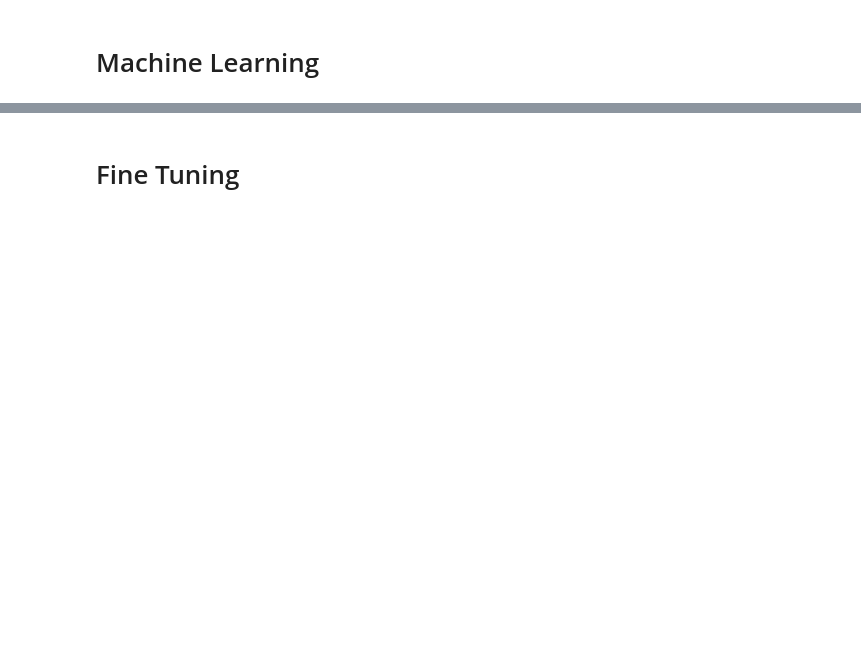
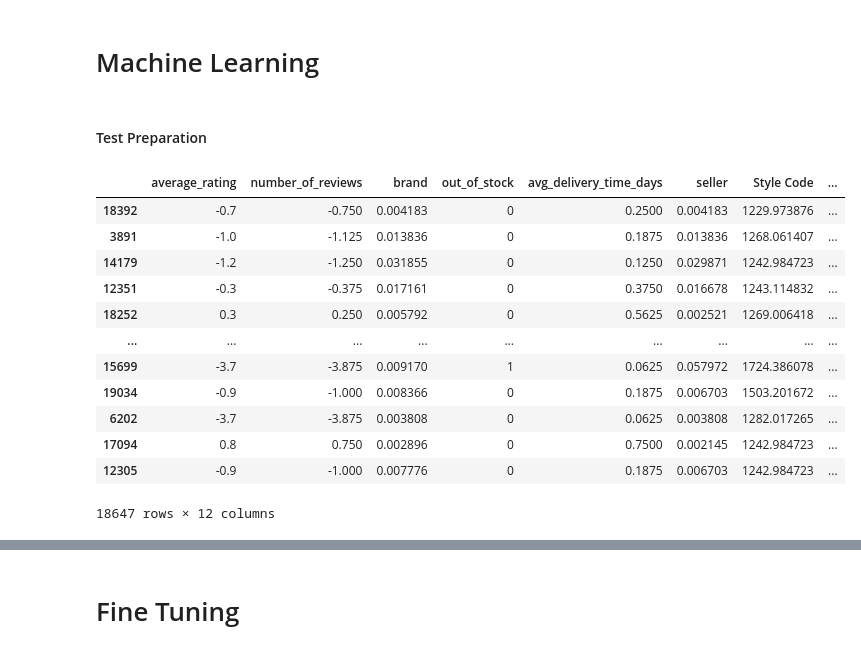
Before and after one commit to Gabrielnbr/hd6, a Jupyter notebook: notebook_hackday_06.ipynb, the cells around one changed output, grey strips where cells are left out. Cells and saved outputs as stored; diff of their text form; code cells hidden in the pictures; blank space fills up the shorter version.

```diff
--- a/notebook_hackday_06.ipynb
+++ b/notebook_hackday_06.ipynb
@@ -567,2 +725,4 @@ Feature ranking
 # %% [markdown]
 # Machine Learning
+# %% [markdown]
+#### Test Preparation
@@ -568,0 +731,16 @@ Feature ranking
+# %%
+X_train[features_selected]
+# %% [output]
+|  | average_rating | number_of_reviews | brand | out_of_stock | avg_delivery_time_days | seller | Style Code | ... |
+| 18392 | -0.7 | -0.750 | 0.004183 | 0 | 0.2500 | 0.004183 | 1229.973876 | ... |
+| 3891 | -1.0 | -1.125 | 0.013836 | 0 | 0.1875 | 0.013836 | 1268.061407 | ... |
+| 14179 | -1.2 | -1.250 | 0.031855 | 0 | 0.1250 | 0.029871 | 1242.984723 | ... |
+| 12351 | -0.3 | -0.375 | 0.017161 | 0 | 0.3750 | 0.016678 | 1243.114832 | ... |
+| 18252 | 0.3 | 0.250 | 0.005792 | 0 | 0.5625 | 0.002521 | 1269.006418 | ... |
+| ... | ... | ... | ... | ... | ... | ... | ... | ... |
+| 15699 | -3.7 | -3.875 | 0.009170 | 1 | 0.0625 | 0.057972 | 1724.386078 | ... |
+| 19034 | -0.9 | -1.000 | 0.008366 | 0 | 0.1875 | 0.006703 | 1503.201672 | ... |
+| 6202 | -3.7 | -3.875 | 0.003808 | 0 | 0.0625 | 0.003808 | 1282.017265 | ... |
+| 17094 | 0.8 | 0.750 | 0.002896 | 0 | 0.7500 | 0.002145 | 1242.984723 | ... |
+| 12305 | -0.9 | -1.000 | 0.007776 | 0 | 0.1875 | 0.006703 | 1242.984723 | ... |
+18647 rows × 12 columns
```
Also changed, not shown: parts of 69 cells of this notebook, 13 other files.
